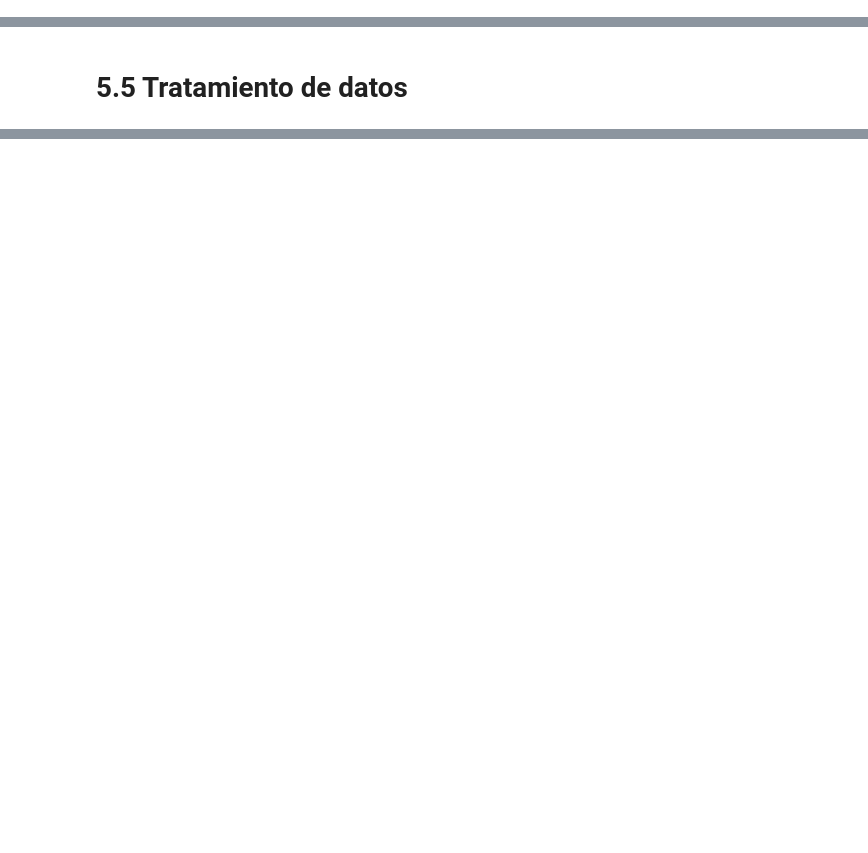
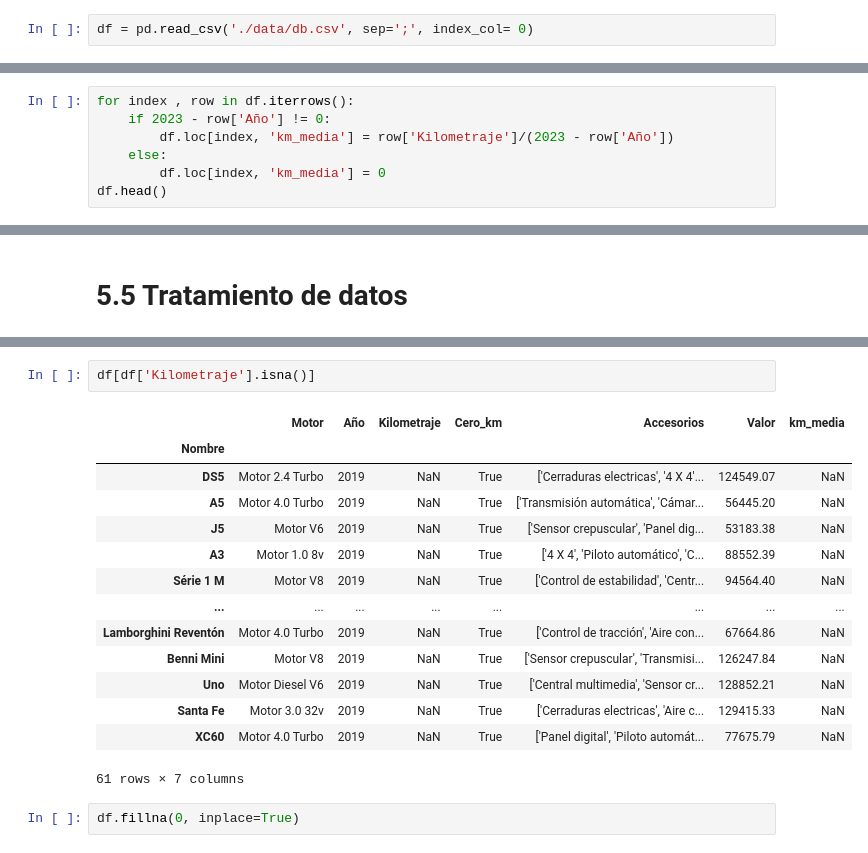
Before and after one commit to Wanves/PythonDataScience, a Jupyter notebook: Python_Data_Science/Pandas/Python_para_Data_Science_Pandas.ipynb, the cells around one changed output, grey strips where cells are left out. Saved outputs shown, nothing was run; the diff lists cells and outputs as text; blank space fills up the shorter version.

```diff
--- a/Python_Data_Science/Pandas/Python_para_Data_Science_Pandas.ipynb
+++ b/Python_Data_Science/Pandas/Python_para_Data_Science_Pandas.ipynb
@@ -635,2 +859,4 @@ datos = {
 # %% [markdown]
 ### Creando un DataFrame a partir de un archivo externo
+# %%
+df = pd.read_csv('./data/db.csv', sep=';', index_col= 0)
@@ -658,0 +1159,7 @@ datos = {
+# %%
+for index , row in df.iterrows():
+    if 2023 - row['Año'] != 0:
+        df.loc[index, 'km_media'] = row['Kilometraje']/(2023 - row['Año'])
+    else:
+        df.loc[index, 'km_media'] = 0
+df.head()
@@ -660,0 +1220,19 @@ datos = {
+# %%
+df[df['Kilometraje'].isna()]
+# %% [output]
+|  | Motor | Año | Kilometraje | Cero_km | Accesorios | Valor | km_media |
+| Nombre |  |  |  |  |  |  |  |
+| DS5 | Motor 2.4 Turbo | 2019 | NaN | True | ['Cerraduras electricas', '4 X 4'... | 124549.07 | NaN |
+| A5 | Motor 4.0 Turbo | 2019 | NaN | True | ['Transmisión automática', 'Cámar... | 56445.20 | NaN |
+| J5 | Motor V6 | 2019 | NaN | True | ['Sensor crepuscular', 'Panel dig... | 53183.38 | NaN |
+| A3 | Motor 1.0 8v | 2019 | NaN | True | ['4 X 4', 'Piloto automático', 'C... | 88552.39 | NaN |
+| Série 1 M | Motor V8 | 2019 | NaN | True | ['Control de estabilidad', 'Centr... | 94564.40 | NaN |
+| ... | ... | ... | ... | ... | ... | ... | ... |
+| Lamborghini Reventón | Motor 4.0 Turbo | 2019 | NaN | True | ['Control de tracción', 'Aire con... | 67664.86 | NaN |
+| Benni Mini | Motor V8 | 2019 | NaN | True | ['Sensor crepuscular', 'Transmisi... | 126247.84 | NaN |
+| Uno | Motor Diesel V6 | 2019 | NaN | True | ['Central multimedia', 'Sensor cr... | 128852.21 | NaN |
+| Santa Fe | Motor 3.0 32v | 2019 | NaN | True | ['Cerraduras electricas', 'Aire c... | 129415.33 | NaN |
+| XC60 | Motor 4.0 Turbo | 2019 | NaN | True | ['Panel digital', 'Piloto automát... | 77675.79 | NaN |
+61 rows × 7 columns
+# %%
+df.fillna(0, inplace=True)
```
Also changed, not shown: parts of 85 cells of this notebook.
